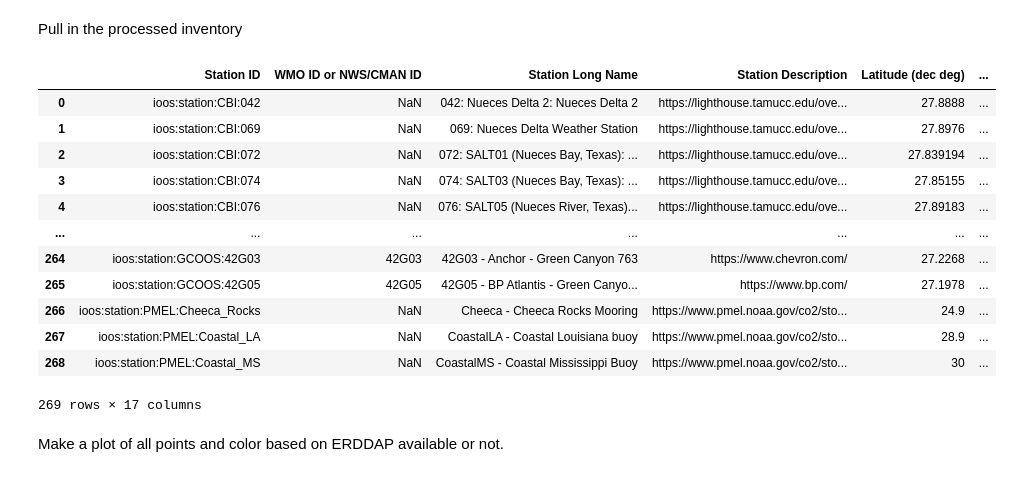
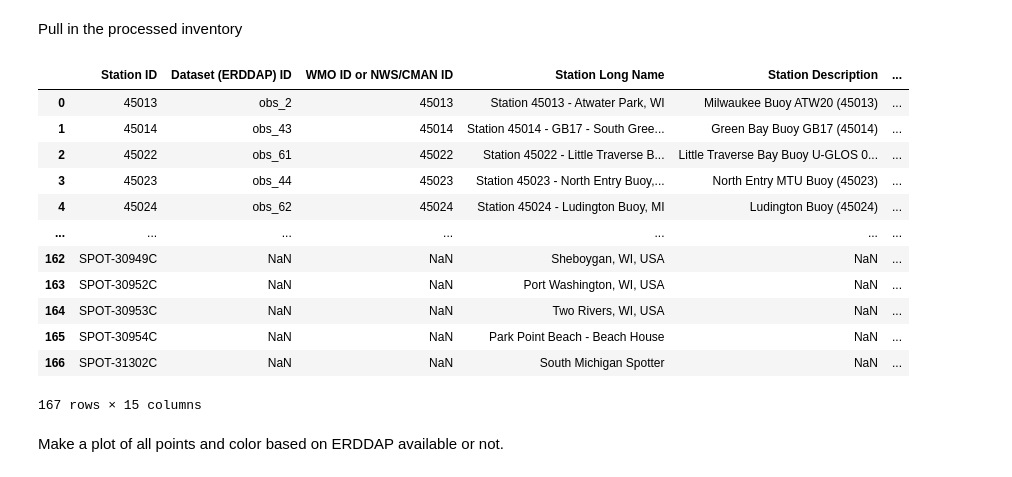
Before and after one commit to ioos/ioos-asset-inventory, a Jupyter notebook: spot_check_stations.ipynb, the cells around one changed output. Cells and saved outputs as stored; diff of their text form; code cells hidden in the pictures.

```diff
--- a/spot_check_stations.ipynb
+++ b/spot_check_stations.ipynb
@@ -9,53 +9,53 @@ import re
 # %% [markdown]
 Pull in the processed inventory
 # %%
-ra = "GCOOS"
+ra = "GLOS"
 
 #
 # df_cruise = df[df['Station Description'] == 'Chesapeake Bay WQ Cruise Data ']
 #
 #df_aws = df[df['Station ID'] == 'Humboldt']
 # #url = 'http://tds.glos.us/thredds/dodsC/buoy_agg_standard/OMOECC_E1/OMOECC_E1.ncml'
 # #url = 'http://tds.glos.us/thredds/dodsC/buoy_agg_standard/45186/45186.ncml'
 # #url = 'http://tds.glos.us/thredds/dodsC/buoy_agg_standard/bgsusd2/bgsusd2.ncml'
 # url = 'http://oos.soest.hawaii.edu/thredds/dodsC/hioos/nss/ns12agg'
 # print(url)
 # ds = xr.open_dataset(url)
 # #ds = netCDF4.Dataset(url,'r')
 # title = ds.title
 # start_time = np.datetime_as_string(ds.time.min().values, unit='D')
 # end_time = np.datetime_as_string(ds.time.max().values, unit='D')
 # print('Duration: %s - %s' % (np.datetime_as_string(ds.time.min().values, unit='D'),
 #                              np.datetime_as_string(ds.time.max().values, unit='D'))
 #       )
 
 # Try glos web server
 # url = 'https://glbuoys.glos.us/tools/export?ftype=csv&data_type=buoy&units=eng&locs=OMOECC_E1&params=Water_Temperature_at_Surface|dissolved_oxygen_saturation|water_conductivity|ysi_turbidity&tperiod=custom&date_start=2020-01-01&date_end=2020-12-31&avg_ivld=none'
 # df = erddapy.ERDDAP.to_pandas(url)
 
 ## using ERDDAP to look for stations
 # check out http://data.glos.us/erddap/tabledap/allDatasets.htmlTable?datasetID%2Ctitle%2CminTime%2CmaxTime&maxTime%3E=2020-01-01&maxTime%3C=2020-12-31&orderBy(%22maxTime%22)
 # that lists out all the GLOS stations with the maximum time of observations within the year 2020 (on their ERDDAP).
 
 
 ra_clean = re.sub(r'[0-9]', '', ra) # remove number from RA
 
 df = pd.read_excel('2023/data/processed/%s.xlsx' % ra_clean.upper(), dtype=str)
 df
 # %% [output]
-|  | Station ID | WMO ID or NWS/CMAN ID | Station Long Name | Station Description | Latitude (dec deg) | ... |
-| 0 | ioos:station:CBI:042 | NaN | 042: Nueces Delta 2: Nueces Delta 2 | https://lighthouse.tamucc.edu/ove... | 27.8888 | ... |
-| 1 | ioos:station:CBI:069 | NaN | 069: Nueces Delta Weather Station | https://lighthouse.tamucc.edu/ove... | 27.8976 | ... |
-| 2 | ioos:station:CBI:072 | NaN | 072: SALT01 (Nueces Bay, Texas): ... | https://lighthouse.tamucc.edu/ove... | 27.839194 | ... |
-| 3 | ioos:station:CBI:074 | NaN | 074: SALT03 (Nueces Bay, Texas): ... | https://lighthouse.tamucc.edu/ove... | 27.85155 | ... |
-| 4 | ioos:station:CBI:076 | NaN | 076: SALT05 (Nueces River, Texas)... | https://lighthouse.tamucc.edu/ove... | 27.89183 | ... |
+|  | Station ID | Dataset (ERDDAP) ID | WMO ID or NWS/CMAN ID | Station Long Name | Station Description | ... |
+| 0 | 45013 | obs_2 | 45013 | Station 45013 - Atwater Park, WI | Milwaukee Buoy ATW20 (45013) | ... |
+| 1 | 45014 | obs_43 | 45014 | Station 45014 - GB17 - South Gree... | Green Bay Buoy GB17 (45014) | ... |
+| 2 | 45022 | obs_61 | 45022 | Station 45022 - Little Traverse B... | Little Traverse Bay Buoy U-GLOS 0... | ... |
+| 3 | 45023 | obs_44 | 45023 | Station 45023 - North Entry Buoy,... | North Entry MTU Buoy (45023) | ... |
+| 4 | 45024 | obs_62 | 45024 | Station 45024 - Ludington Buoy, MI | Ludington Buoy (45024) | ... |
 | ... | ... | ... | ... | ... | ... | ... |
-| 264 | ioos:station:GCOOS:42G03 | 42G03 | 42G03 - Anchor - Green Canyon 763 | https://www.chevron.com/ | 27.2268 | ... |
-| 265 | ioos:station:GCOOS:42G05 | 42G05 | 42G05 - BP Atlantis - Green Canyo... | https://www.bp.com/ | 27.1978 | ... |
-| 266 | ioos:station:PMEL:Cheeca_Rocks | NaN | Cheeca - Cheeca Rocks Mooring | https://www.pmel.noaa.gov/co2/sto... | 24.9 | ... |
-| 267 | ioos:station:PMEL:Coastal_LA | NaN | CoastalLA - Coastal Louisiana buoy | https://www.pmel.noaa.gov/co2/sto... | 28.9 | ... |
-| 268 | ioos:station:PMEL:Coastal_MS | NaN | CoastalMS - Coastal Mississippi Buoy | https://www.pmel.noaa.gov/co2/sto... | 30 | ... |
+| 162 | SPOT-30949C | NaN | NaN | Sheboygan, WI, USA | NaN | ... |
+| 163 | SPOT-30952C | NaN | NaN | Port Washington, WI, USA | NaN | ... |
+| 164 | SPOT-30953C | NaN | NaN | Two Rivers, WI, USA | NaN | ... |
+| 165 | SPOT-30954C | NaN | NaN | Park Point Beach - Beach House | NaN | ... |
+| 166 | SPOT-31302C | NaN | NaN | South Michigan Spotter | NaN | ... |
-269 rows × 17 columns
+167 rows × 15 columns
 # %% [markdown]
 Make a plot of all points and color based on ERDDAP available or not.
 # %%
```
Also changed, not shown: parts of 13 cells of this notebook, 9 other files.
